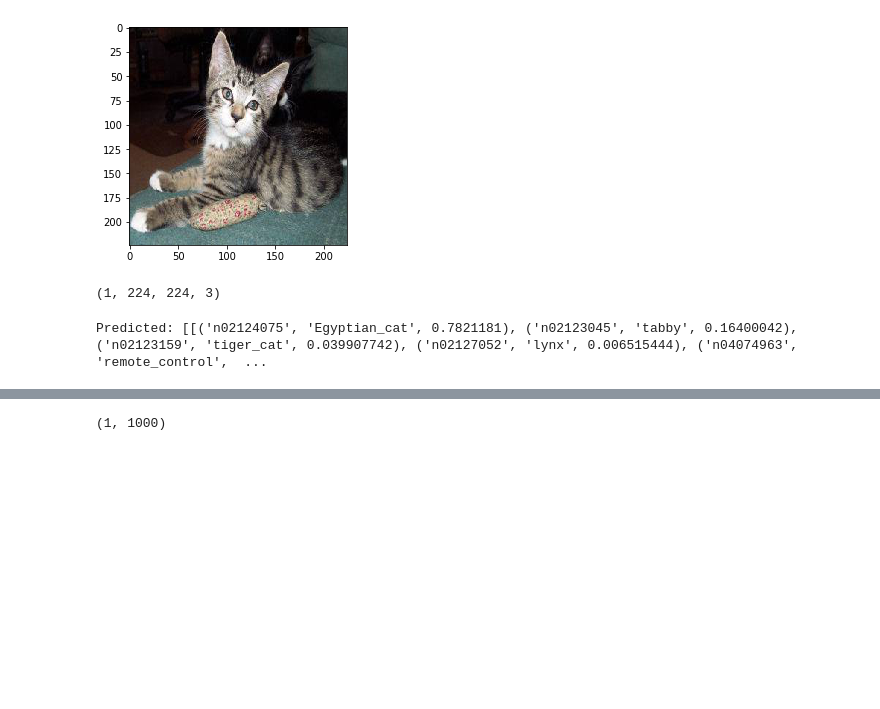
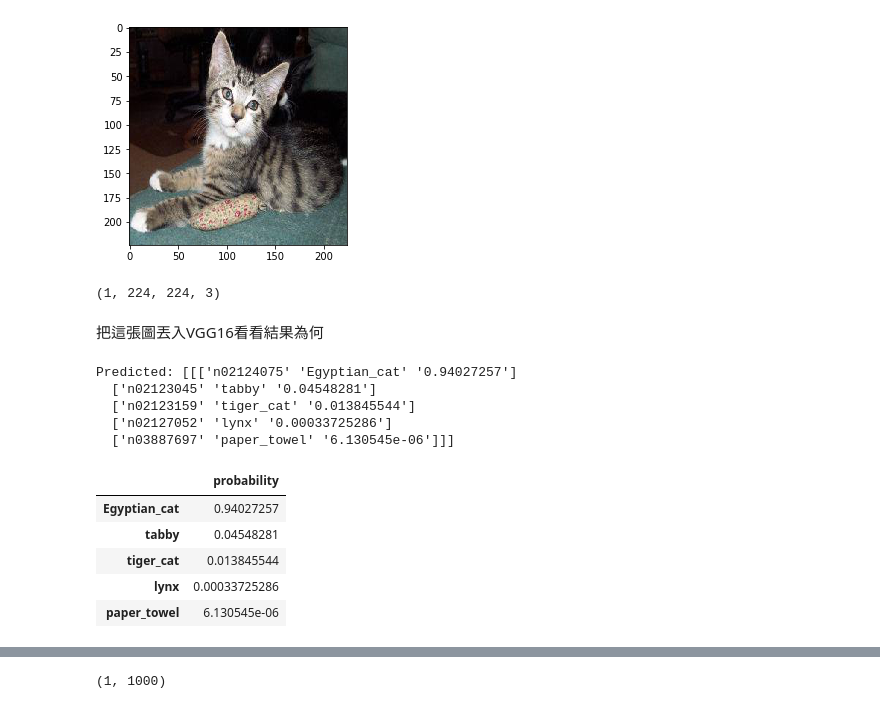
Before and after one commit to Leolewis5/Machine_Learning, a Jupyter notebook: Keras/6. see-NN-what-to-see.ipynb, the cells around one changed output, grey strips where cells are left out. Saved outputs shown, nothing was run; the diff lists cells and outputs as text; code cells hidden in the pictures; blank space fills up the shorter version.

```diff
--- a/Keras/6. see-NN-what-to-see.ipynb
+++ b/Keras/6. see-NN-what-to-see.ipynb
@@ -233,9 +234,25 @@ print(imgs.shape)
 # %% [output]
 [figure]
 (1, 224, 224, 3)
-# %%
-imgs = preprocess_input(imgs)
-result = model.predict(imgs)
-print('Predicted:', decode_predictions(result))
-# %% [output]
-Predicted: [[('n02124075', 'Egyptian_cat', 0.7821181), ('n02123045', 'tabby', 0.16400042), ('n02123159', 'tiger_cat', 0.039907742), ('n02127052', 'lynx', 0.006515444), ('n04074963', 'remote_control',  ...
+# %% [markdown]
+把這張圖丟入VGG16看看結果為何
+# %%
+import pandas as pd
+
+result = model.predict(imgs)
+res=np.array(decode_predictions(result,top=5))
+print('Predicted:', res)
+
+pd.DataFrame(res[0][:,2],index=res[0][:,1],columns=['probability'])
+# %% [output]
+Predicted: [[['n02124075' 'Egyptian_cat' '0.94027257']
+  ['n02123045' 'tabby' '0.04548281']
+  ['n02123159' 'tiger_cat' '0.013845544']
+  ['n02127052' 'lynx' '0.00033725286']
+  ['n03887697' 'paper_towel' '6.130545e-06']]]
+|  | probability |
+| Egyptian_cat | 0.94027257 |
+| tabby | 0.04548281 |
+| tiger_cat | 0.013845544 |
+| lynx | 0.00033725286 |
+| paper_towel | 6.130545e-06 |
```
Also changed, not shown: parts of 9 cells of this notebook.
